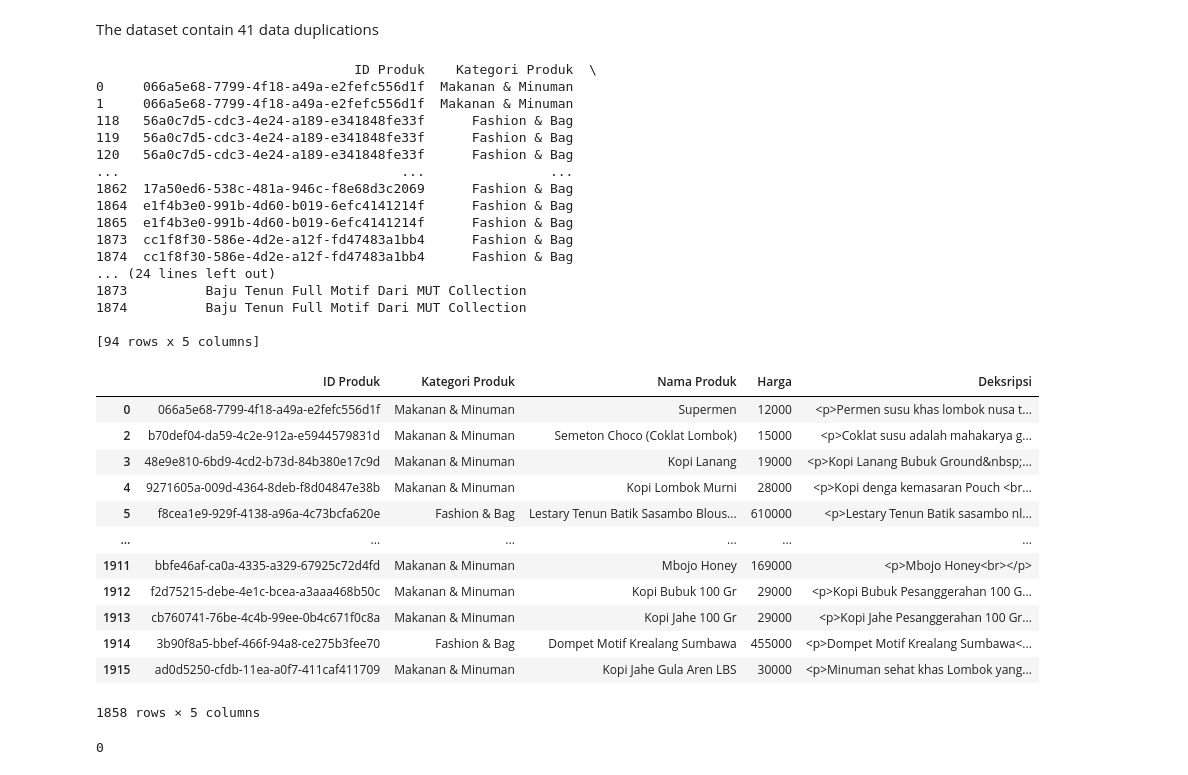
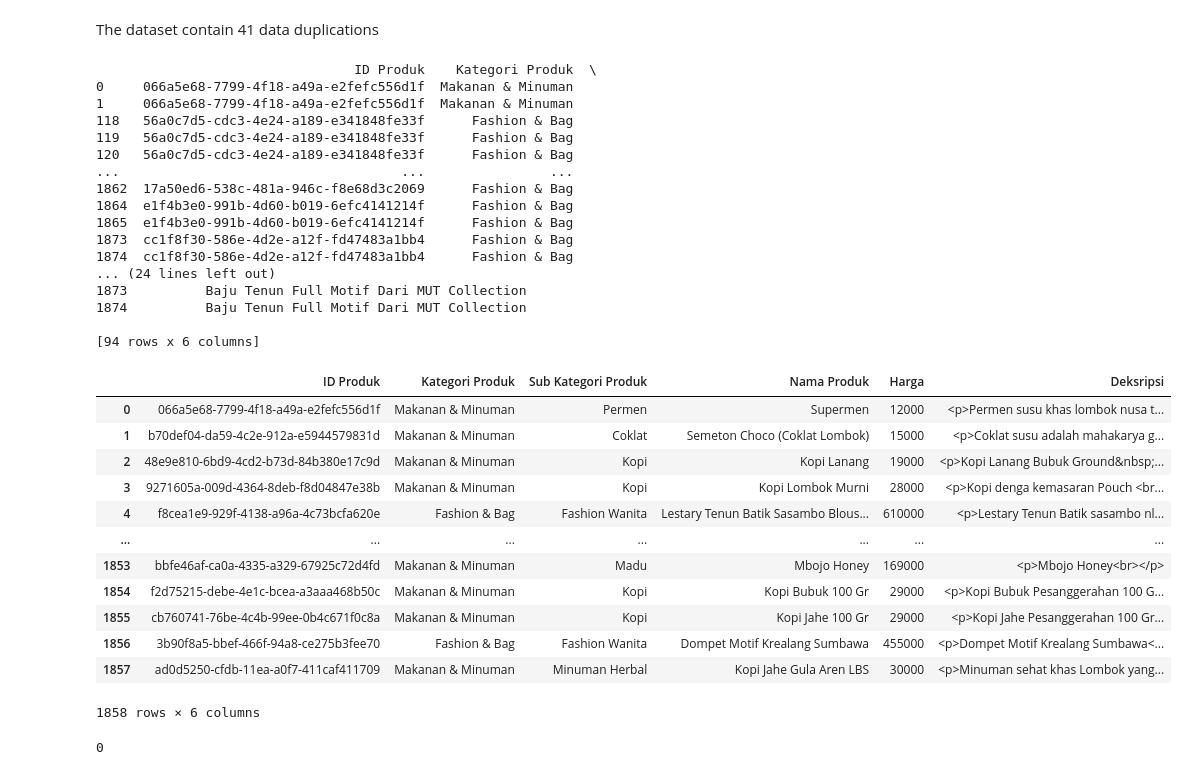
Before and after one commit to mizanulridhoaohana/ntb_mall_recommendation, a Jupyter notebook: reccomendation.ipynb, the cells around one changed output. Cells and saved outputs as stored; diff of their text form; code cells hidden in the pictures.

```diff
--- a/reccomendation.ipynb
+++ b/reccomendation.ipynb
@@ -52,7 +37,7 @@ df_base
 | 1915 | ad0d5250-cfdb-11ea-a0f7-411caf411709 | 2020-07-27 07:34:59 | NTB MALL OFFICIAL | ntbmall2020@gmail.com | Makanan & Minuman | Minuman Herbal | Kopi Jahe Gula Aren LBS | ... |
 1916 rows × 11 columns
 # %%
-df_preprocess  = df_base.drop(["Tanggal Input", "Nama Toko", "Email Pelapak", "Sub Kategori Produk", "Variasi", "Stok"], axis=1)
+df_preprocess  = df_base.drop(["Tanggal Input", "Nama Toko", "Email Pelapak", "Variasi", "Stok"], axis=1)
 df_preprocess.info()
 # %% [output]
 <class 'pandas.core.frame.DataFrame'>
@@ -123,24 +111,25 @@ print(duplicate_rows)
 1873          Baju Tenun Full Motif Dari MUT Collection
 1874          Baju Tenun Full Motif Dari MUT Collection
 
-[94 rows x 5 columns]
+[94 rows x 6 columns]
 # %%
-df_preprocess = df_preprocess.drop_duplicates(subset=['ID Produk'], keep='first')
+df_preprocess = df_preprocess.drop_duplicates(subset=['ID Produk'], keep='first').reset_index(drop=True)
+
 df_preprocess
 # %% [output]
-|  | ID Produk | Kategori Produk | Nama Produk | Harga | Deksripsi |
-| 0 | 066a5e68-7799-4f18-a49a-e2fefc556d1f | Makanan & Minuman | Supermen | 12000 | <p>Permen susu khas lombok nusa t... |
-| 2 | b70def04-da59-4c2e-912a-e5944579831d | Makanan & Minuman | Semeton Choco (Coklat Lombok) | 15000 | <p>Coklat susu adalah mahakarya g... |
-| 3 | 48e9e810-6bd9-4cd2-b73d-84b380e17c9d | Makanan & Minuman | Kopi Lanang | 19000 | <p>Kopi Lanang Bubuk Ground&nbsp;... |
-| 4 | 9271605a-009d-4364-8deb-f8d04847e38b | Makanan & Minuman | Kopi Lombok Murni | 28000 | <p>Kopi denga kemasaran Pouch <br... |
-| 5 | f8cea1e9-929f-4138-a96a-4c73bcfa620e | Fashion & Bag | Lestary Tenun Batik Sasambo Blous... | 610000 | <p>Lestary Tenun Batik sasambo nl... |
-| ... | ... | ... | ... | ... | ... |
-| 1911 | bbfe46af-ca0a-4335-a329-67925c72d4fd | Makanan & Minuman | Mbojo Honey | 169000 | <p>Mbojo Honey<br></p> |
-| 1912 | f2d75215-debe-4e1c-bcea-a3aaa468b50c | Makanan & Minuman | Kopi Bubuk 100 Gr | 29000 | <p>Kopi Bubuk Pesanggerahan 100 G... |
-| 1913 | cb760741-76be-4c4b-99ee-0b4c671f0c8a | Makanan & Minuman | Kopi Jahe 100 Gr | 29000 | <p>Kopi Jahe Pesanggerahan 100 Gr... |
-| 1914 | 3b90f8a5-bbef-466f-94a8-ce275b3fee70 | Fashion & Bag | Dompet Motif Krealang Sumbawa | 455000 | <p>Dompet Motif Krealang Sumbawa<... |
-| 1915 | ad0d5250-cfdb-11ea-a0f7-411caf411709 | Makanan & Minuman | Kopi Jahe Gula Aren LBS | 30000 | <p>Minuman sehat khas Lombok yang... |
+|  | ID Produk | Kategori Produk | Sub Kategori Produk | Nama Produk | Harga | Deksripsi |
+| 0 | 066a5e68-7799-4f18-a49a-e2fefc556d1f | Makanan & Minuman | Permen | Supermen | 12000 | <p>Permen susu khas lombok nusa t... |
+| 1 | b70def04-da59-4c2e-912a-e5944579831d | Makanan & Minuman | Coklat | Semeton Choco (Coklat Lombok) | 15000 | <p>Coklat susu adalah mahakarya g... |
+| 2 | 48e9e810-6bd9-4cd2-b73d-84b380e17c9d | Makanan & Minuman | Kopi | Kopi Lanang | 19000 | <p>Kopi Lanang Bubuk Ground&nbsp;... |
+| 3 | 9271605a-009d-4364-8deb-f8d04847e38b | Makanan & Minuman | Kopi | Kopi Lombok Murni | 28000 | <p>Kopi denga kemasaran Pouch <br... |
+| 4 | f8cea1e9-929f-4138-a96a-4c73bcfa620e | Fashion & Bag | Fashion Wanita | Lestary Tenun Batik Sasambo Blous... | 610000 | <p>Lestary Tenun Batik sasambo nl... |
+| ... | ... | ... | ... | ... | ... | ... |
+| 1853 | bbfe46af-ca0a-4335-a329-67925c72d4fd | Makanan & Minuman | Madu | Mbojo Honey | 169000 | <p>Mbojo Honey<br></p> |
+| 1854 | f2d75215-debe-4e1c-bcea-a3aaa468b50c | Makanan & Minuman | Kopi | Kopi Bubuk 100 Gr | 29000 | <p>Kopi Bubuk Pesanggerahan 100 G... |
+| 1855 | cb760741-76be-4c4b-99ee-0b4c671f0c8a | Makanan & Minuman | Kopi | Kopi Jahe 100 Gr | 29000 | <p>Kopi Jahe Pesanggerahan 100 Gr... |
+| 1856 | 3b90f8a5-bbef-466f-94a8-ce275b3fee70 | Fashion & Bag | Fashion Wanita | Dompet Motif Krealang Sumbawa | 455000 | <p>Dompet Motif Krealang Sumbawa<... |
+| 1857 | ad0d5250-cfdb-11ea-a0f7-411caf411709 | Makanan & Minuman | Minuman Herbal | Kopi Jahe Gula Aren LBS | 30000 | <p>Minuman sehat khas Lombok yang... |
-1858 rows × 5 columns
+1858 rows × 6 columns
 # %%
 df_preprocess.duplicated().sum()
 # %% [output]
```
Also changed, not shown: parts of 21 cells of this notebook, 4 other files.
